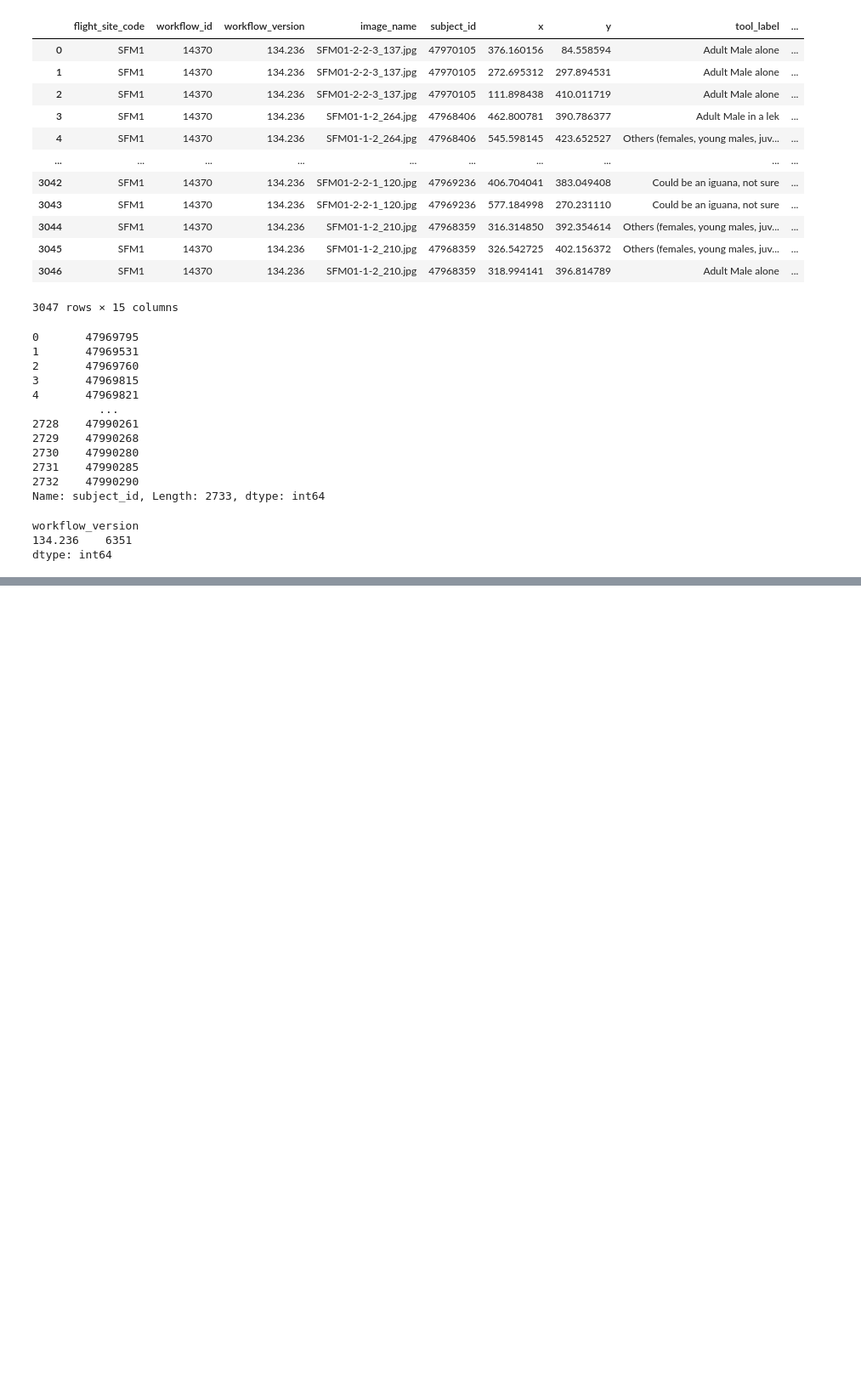
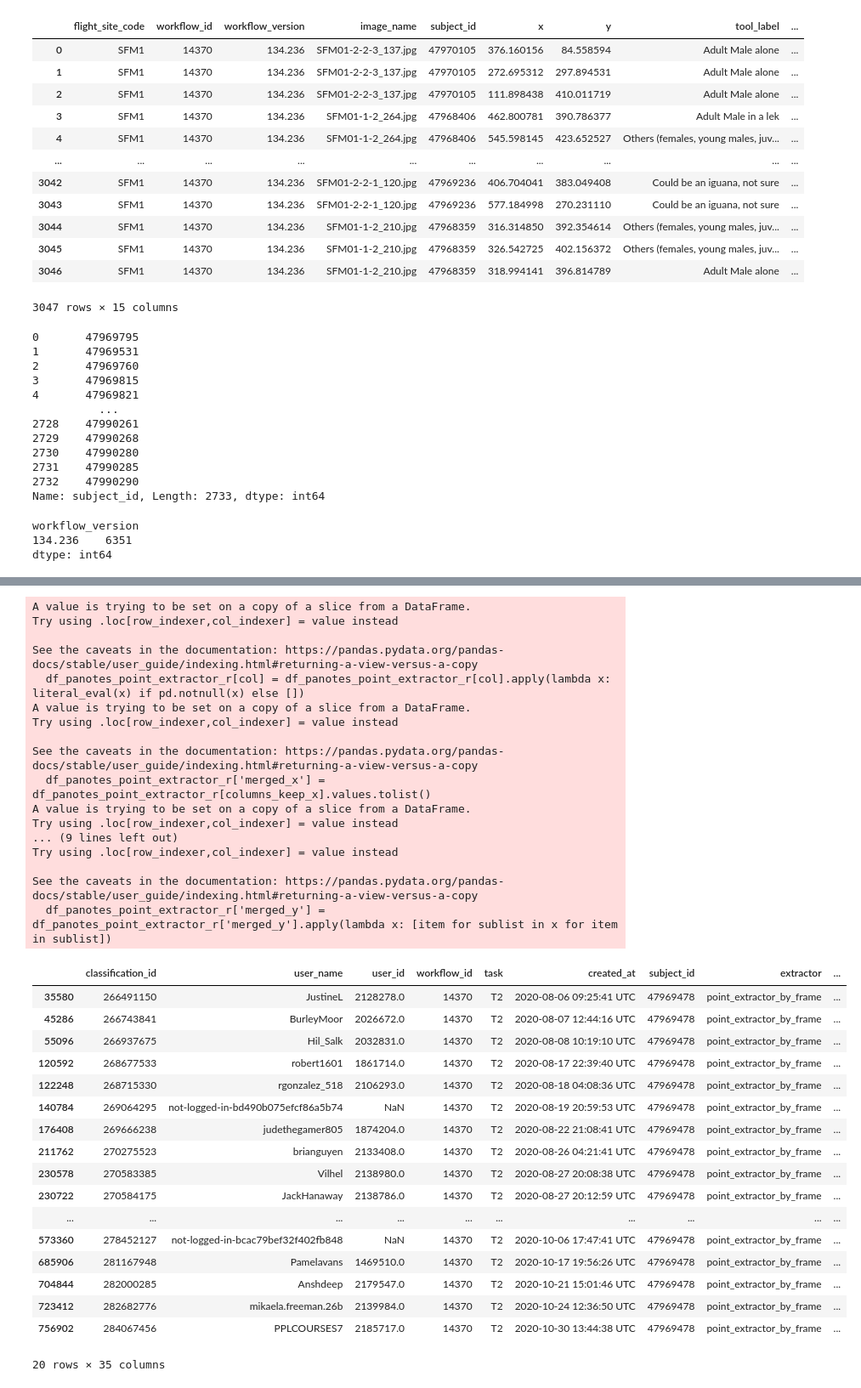
Before and after one commit to cwinkelmann/iguanas-from-above-zooniverse, a Jupyter notebook: Workflow_comparison.ipynb, the cells around one changed output, grey strips where cells are left out. Shown at 85% size. Drawn from its saved outputs; the diff is of its cells as text; code cells hidden in the pictures; blank space fills up the shorter version.

```diff
--- a/Workflow_comparison.ipynb
+++ b/Workflow_comparison.ipynb
@@ -112,0 +176,7 @@ dtype: int64
+# %%
+df_panotes_point_extractor_r = df_panotes_point_extractor[
+    (df_panotes_point_extractor.subject_id == subject_id_2) &
+    (df_panotes_point_extractor.task == "T2")
+    # & (df_panotes_point_extractor.user_name == "jickjack")
+]
+df_panotes_point_extractor_r.columns
@@ -112,0 +217,69 @@ dtype: int64
+# %%
+# create a flat from that.
+from ast import literal_eval
+
+# including partial iguana == data.frame0.T2_tool3
+# columns_keep_x = ['data.frame0.T2_tool0_x', 'data.frame0.T2_tool1_x', 'data.frame0.T2_tool2_x', 'data.frame0.T2_tool3_x', 'data.frame0.T2_tool4_x']
+# columns_keep_y = ['data.frame0.T2_tool0_y', 'data.frame0.T2_tool1_y', 'data.frame0.T2_tool2_y', 'data.frame0.T2_tool3_y', 'data.frame0.T2_tool4_y']
+
+
+columns_keep_x = ['data.frame0.T2_tool0_x', 'data.frame0.T2_tool1_x', 'data.frame0.T2_tool2_x', 'data.frame0.T2_tool4_x']
+columns_keep_y = ['data.frame0.T2_tool0_y', 'data.frame0.T2_tool1_y', 'data.frame0.T2_tool2_y', 'data.frame0.T2_tool4_y']
+
+# for col in ['data.frame0.T2_tool0_x', 'data.frame0.T2_tool1_x', 'data.frame0.T2_tool2_x', 'data.frame0.T2_tool4_x',
+#             'data.frame0.T2_tool0_y', 'data.frame0.T2_tool1_y', 'data.frame0.T2_tool2_y', 'data.frame0.T2_tool4_y']:
+
+for col in columns_keep_x + columns_keep_y:
+    df_panotes_point_extractor_r[col] = df_panotes_point_extractor_r[col].apply(lambda x: literal_eval(x) if pd.notnull(x) else [])
+
+# Merge the lists in 'x' and 'y' coordinates
+df_panotes_point_extractor_r['merged_x'] = df_panotes_point_extractor_r[columns_keep_x].values.tolist()
+df_panotes_point_extractor_r['merged_y'] = df_panotes_point_extractor_r[columns_keep_y].values.tolist()
+
+# Flatten the lists in each row for 'x' and 'y'
+df_panotes_point_extractor_r['merged_x'] = df_panotes_point_extractor_r['merged_x'].apply(lambda x: [item for sublist in x for item in sublist])
+df_panotes_point_extractor_r['merged_y'] = df_panotes_point_extractor_r['merged_y'].apply(lambda x: [item for sublist in x for item in sublist])
+
+# Explode the DataFrame to separate rows for each x, y pair
+# Note: This requires pandas >= 0.25 for simultaneous explode
+# df_panotes_point_extractor_r_exploded = df_panotes_point_extractor_r.apply(pd.Series.explode)
+
+# Explode the DataFrame based on these columns to get separate rows for each list element
+# Make sure to perform the explode operation on both columns simultaneously to keep the x and y coordinates paired
+df_panotes_point_extractor_r
+# %% [output]
+A value is trying to be set on a copy of a slice from a DataFrame.
+Try using .loc[row_indexer,col_indexer] = value instead
+
+See the caveats in the documentation: https://pandas.pydata.org/pandas-docs/stable/user_guide/indexing.html#returning-a-view-versus-a-copy
+  df_panotes_point_extractor_r[col] = df_panotes_point_extractor_r[col].apply(lambda x: literal_eval(x) if pd.notnull(x) else [])
+A value is trying to be set on a copy of a slice from a DataFrame.
+Try using .loc[row_indexer,col_indexer] = value instead
+
+See the caveats in the documentation: https://pandas.pydata.org/pandas-docs/stable/user_guide/indexing.html#returning-a-view-versus-a-copy
+  df_panotes_point_extractor_r['merged_x'] = df_panotes_point_extractor_r[columns_keep_x].values.tolist()
+A value is trying to be set on a copy of a slice from a DataFrame.
+Try using .loc[row_indexer,col_indexer] = value instead
+... (9 lines left out)
+Try using .loc[row_indexer,col_indexer] = value instead
+
+See the caveats in the documentation: https://pandas.pydata.org/pandas-docs/stable/user_guide/indexing.html#returning-a-view-versus-a-copy
+  df_panotes_point_extractor_r['merged_y'] = df_panotes_point_extractor_r['merged_y'].apply(lambda x: [item for sublist in x for item in sublist])
+|  | classification_id | user_name | user_id | workflow_id | task | created_at | subject_id | extractor | ... |
+| 35580 | 266491150 | JustineL | 2128278.0 | 14370 | T2 | 2020-08-06 09:25:41 UTC | 47969478 | point_extractor_by_frame | ... |
+| 45286 | 266743841 | BurleyMoor | 2026672.0 | 14370 | T2 | 2020-08-07 12:44:16 UTC | 47969478 | point_extractor_by_frame | ... |
+| 55096 | 266937675 | Hil_Salk | 2032831.0 | 14370 | T2 | 2020-08-08 10:19:10 UTC | 47969478 | point_extractor_by_frame | ... |
+| 120592 | 268677533 | robert1601 | 1861714.0 | 14370 | T2 | 2020-08-17 22:39:40 UTC | 47969478 | point_extractor_by_frame | ... |
+| 122248 | 268715330 | rgonzalez_518 | 2106293.0 | 14370 | T2 | 2020-08-18 04:08:36 UTC | 47969478 | point_extractor_by_frame | ... |
+| 140784 | 269064295 | not-logged-in-bd490b075efcf86a5b74 | NaN | 14370 | T2 | 2020-08-19 20:59:53 UTC | 47969478 | point_extractor_by_frame | ... |
+| 176408 | 269666238 | judethegamer805 | 1874204.0 | 14370 | T2 | 2020-08-22 21:08:41 UTC | 47969478 | point_extractor_by_frame | ... |
+| 211762 | 270275523 | brianguyen | 2133408.0 | 14370 | T2 | 2020-08-26 04:21:41 UTC | 47969478 | point_extractor_by_frame | ... |
+| 230578 | 270583385 | Vilhel | 2138980.0 | 14370 | T2 | 2020-08-27 20:08:38 UTC | 47969478 | point_extractor_by_frame | ... |
+| 230722 | 270584175 | JackHanaway | 2138786.0 | 14370 | T2 | 2020-08-27 20:12:59 UTC | 47969478 | point_extractor_by_frame | ... |
+| ... | ... | ... | ... | ... | ... | ... | ... | ... | ... |
+| 573360 | 278452127 | not-logged-in-bcac79bef32f402fb848 | NaN | 14370 | T2 | 2020-10-06 17:47:41 UTC | 47969478 | point_extractor_by_frame | ... |
+| 685906 | 281167948 | Pamelavans | 1469510.0 | 14370 | T2 | 2020-10-17 19:56:26 UTC | 47969478 | point_extractor_by_frame | ... |
+| 704844 | 282000285 | Anshdeep | 2179547.0 | 14370 | T2 | 2020-10-21 15:01:46 UTC | 47969478 | point_extractor_by_frame | ... |
+| 723412 | 282682776 | mikaela.freeman.26b | 2139984.0 | 14370 | T2 | 2020-10-24 12:36:50 UTC | 47969478 | point_extractor_by_frame | ... |
+| 756902 | 284067456 | PPLCOURSES7 | 2185717.0 | 14370 | T2 | 2020-10-30 13:44:38 UTC | 47969478 | point_extractor_by_frame | ... |
+20 rows × 35 columns
```
Also changed, not shown: parts of 18 cells of this notebook.
